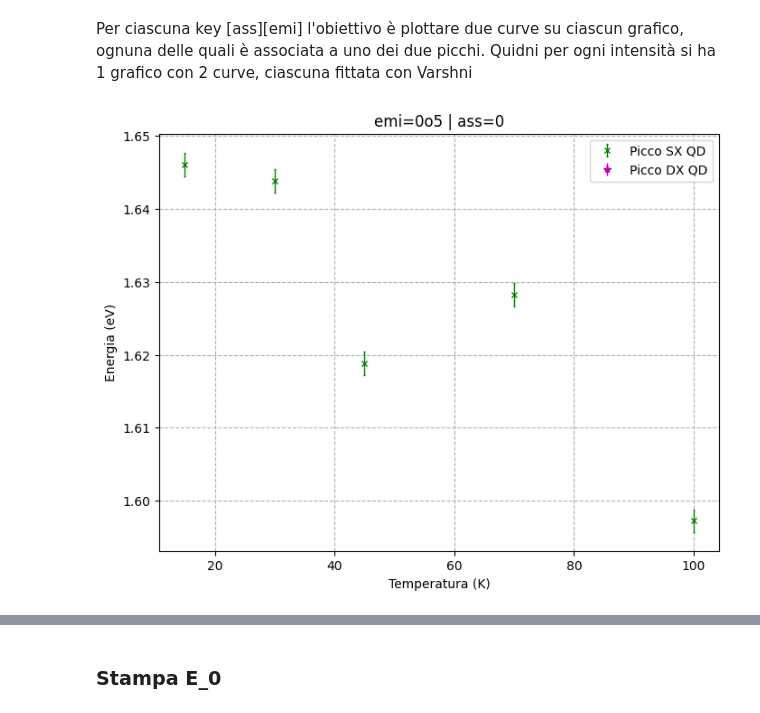
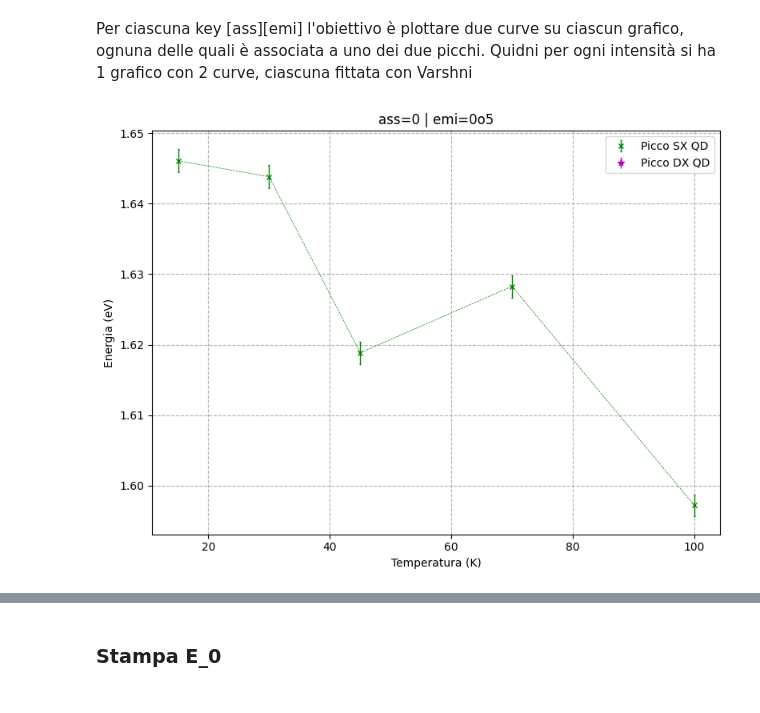
Before and after one commit to zosojack/lab-ss, a Jupyter notebook: QM2/Analisi/qd_rampa_T.ipynb, the cells around one changed output, grey strips where cells are left out. Saved outputs shown, nothing was run; the diff lists cells and outputs as text; code cells hidden in the pictures.

```diff
--- a/QM2/Analisi/qd_rampa_T.ipynb
+++ b/QM2/Analisi/qd_rampa_T.ipynb
@@ -131,98 +131,41 @@ for ass in d_o_ass:
         x1 = [x_val for x_val, y_val in zip(x1, y1) if y_val != 0]
         y1 = [y_val for y_val in y1 if y_val != 0]
         err_y1 = [e_y_val for e_y_val in err_y1 if e_y_val != 0]
 
         x2 = [x_val for x_val, y_val in zip(x2, y2) if y_val != 0]
         y2 = [y_val for y_val in y2 if y_val != 0]
         err_y2 = [e_y_val for e_y_val in err_y2 if e_y_val != 0]
 
         err_x = 1 # errore di 1 K sulla temperatura
 
         # Creazione del grafico
         x_fit = np.linspace(1, 150, 500)  # Creazione di un intervallo continuo per il grafico
 
         plt.figure(figsize=(8, 6))
 
         # Plot del primo picco (no fit)
         plt.errorbar(x1, y1, yerr=err_y1, fmt='gx', label='Picco SX QD', markersize=5, elinewidth=1, capsize=1)
+        plt.plot(x1, y1, linestyle='--', color='g', linewidth=0.5) # unisce i punti
         # Plot del secondo picco (no fit)
         plt.errorbar(x2, y2, yerr=err_y2, fmt='m*', label='Picco DX QD', markersize=6, elinewidth=1, capsize=1)
-
-        '''
-        if len(y1) > 1:
-            # Fit del primo picco - Parametri iniziali?
-            popt1, pcov1 = curve_fit(varshni, x1, y1, sigma=err_y1, absolute_sigma=True, p0=[x1[0], 3, 1], bounds=([0, -np.inf, 0], [np.inf, np.inf, np.inf]))
-            # Errori sui parametri
-            perr1 = np.sqrt(np.diag(pcov1))  # Errori per il primo picco
-            # plot del fit
-            plt.plot(x_fit, varshni(x_fit, *popt1), 'g--', linewidth=1, label='Fit Picco SX QD')
-
-        if len(y2) > 1:
-            # Fit del secondo picco
-            popt2, pcov2 = curve_fit(varshni, x2, y2, sigma=err_y2, absolute_sigma=True, p0=[x2[0], 3, 1], bounds=([0, -np.inf, 0], [np.inf, np.inf, np.inf]))
-            # Errori sui parametri
-            perr2 = np.sqrt(np.diag(pcov2))  # Errori per il secondo picco
-            # plot del fit
-            plt.plot(x_fit, varshni(x_fit, *popt2), 'm--', linewidth=1, label='Fit Picco DX QD')
-        '''
+        plt.plot(x2, y2, linestyle='--', color='m', linewidth=0.5) # unisce i punti
 
         # Aggiungere etichette e legenda
+        # HACK: ho invertito emi e ass, vedo di sistemarla così: li inverto poi li ri-inverto
+        help = emi
+        emi = ass
+        ass = help
         plt.title(emi + ' | ' + ass)
         plt.xlabel('Temperatura (K)')
         plt.ylabel('Energia (eV)')
         plt.grid(linestyle='--')
         plt.legend()
+        # ri-inverto
+        ass = emi
+        emi = help
 
         # Mostrare il grafico
+        plt.tight_layout()
         plt.show()
-
-        '''
-        # Analisi fit
-        ## Residui del picco SX
-        residui1 = y1 - varshni(x1, *popt1)
-        chi2_1 = np.sum((residui1 / err_y1) ** 2)
-
-        # Gradi di libertà (numero dati - numero parametri del fit)
-        gdl1 = len(y1) - len(popt1)
-
-        # Chi quadro ridotto
-        chi2_ridotto1 = chi2_1 / gdl1
-
-        # valore p
-        p_value1 = 1 - chi2.cdf(chi2_1, gdl1)
-
-        ## Residui del picco DX
-        residui2 = y2 - varshni(x2, *popt2)
-        chi2_2 = np.sum((residui2 / err_y2) ** 2)
-
-        # Gradi di libertà (numero dati - numero parametri del fit)
-        gdl2 = len(y2) - len(popt2)
-
-        # Chi quadro ridotto
-        chi2_ridotto2 = chi2_2 / gdl2
-
-        # valore p
-        p_value2 = 1 - chi2.cdf(chi2_2, gdl2)
-
-        # Stampa dei risultati
-        print("Parametri fit picco SX:")
-        print("E_0 =", popt1[0], '±', perr1[0], "; alpha =", popt1[1], '±', perr1[1], "; beta =", popt1[2], '±', perr1[2])
-        print(f"• Chi quadro: {chi2_1:.3f}")
-        print(f"• Gradi di libertà: {gdl1}")
-        print(f"• Chi quadro ridotto: {chi2_ridotto1:.3f}")
-        print(f"• p-value: {p_value1:.3e}")
-        print("Parametri fit picco DX:")
-        print("E_0 =", popt2[0], '±', perr2[0], "; alpha =", popt2[1], '±', perr2[1], "; beta =", popt2[2], '±', perr2[2])
-        print(f"• Chi quadro: {chi2_2:.3f}")
-        print(f"• Gradi di libertà: {gdl2}")
-        print(f"• Chi quadro ridotto: {chi2_ridotto2:.3f}")
-        print(f"• p-value: {p_value2:.3e}")
-
-
-        arr_e_0_sx.append(popt1[0])
-        arr_e_0_dx.append(popt2[0])
-        arr_err_e_0_sx.append(perr1[0])
-        arr_err_e_0_dx.append(perr2[0])
-        '''
 # %% [output]
-[figure, old version]
+[figure, new version]
```
Also changed, not shown: parts of 5 cells of this notebook, 8 other files.
